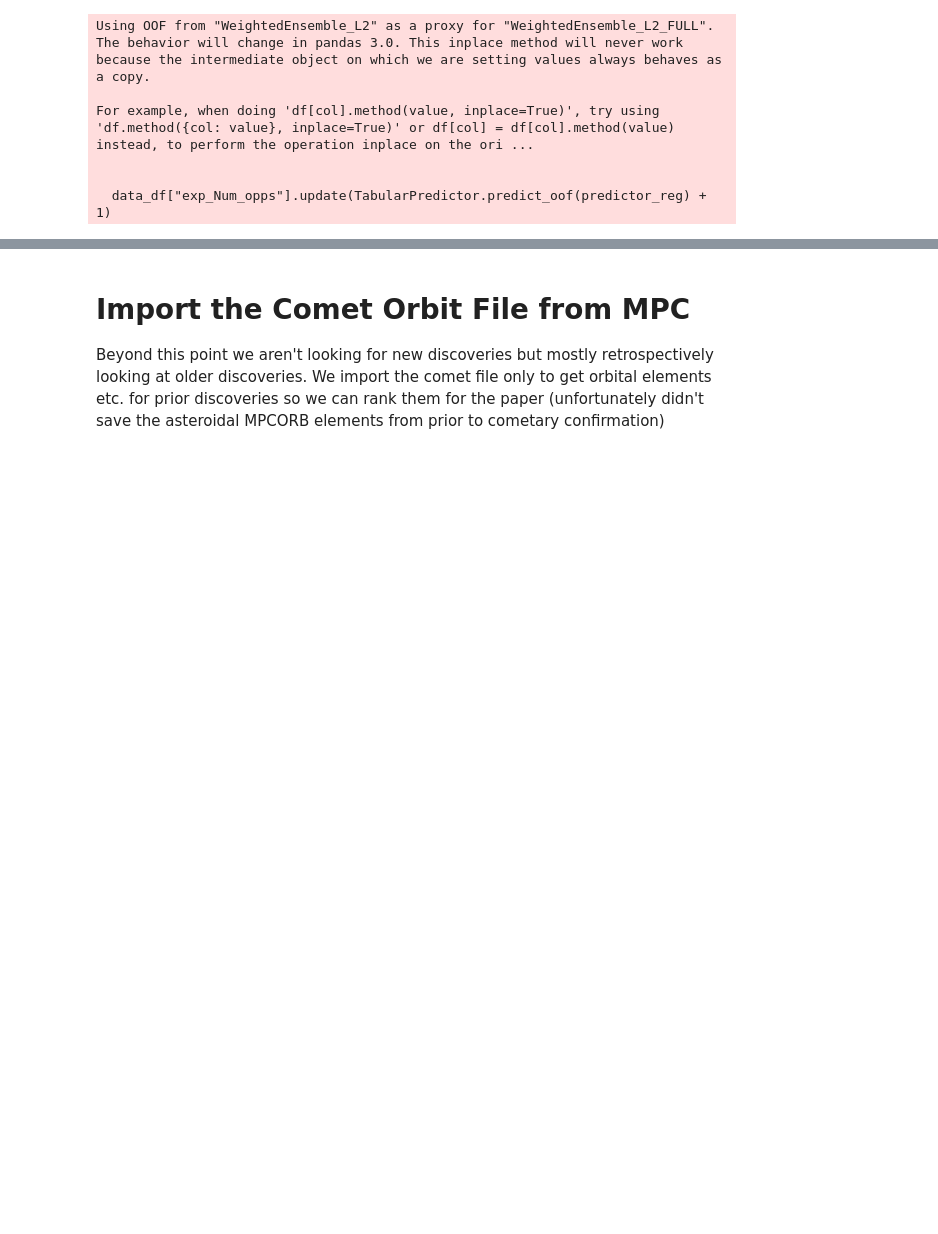
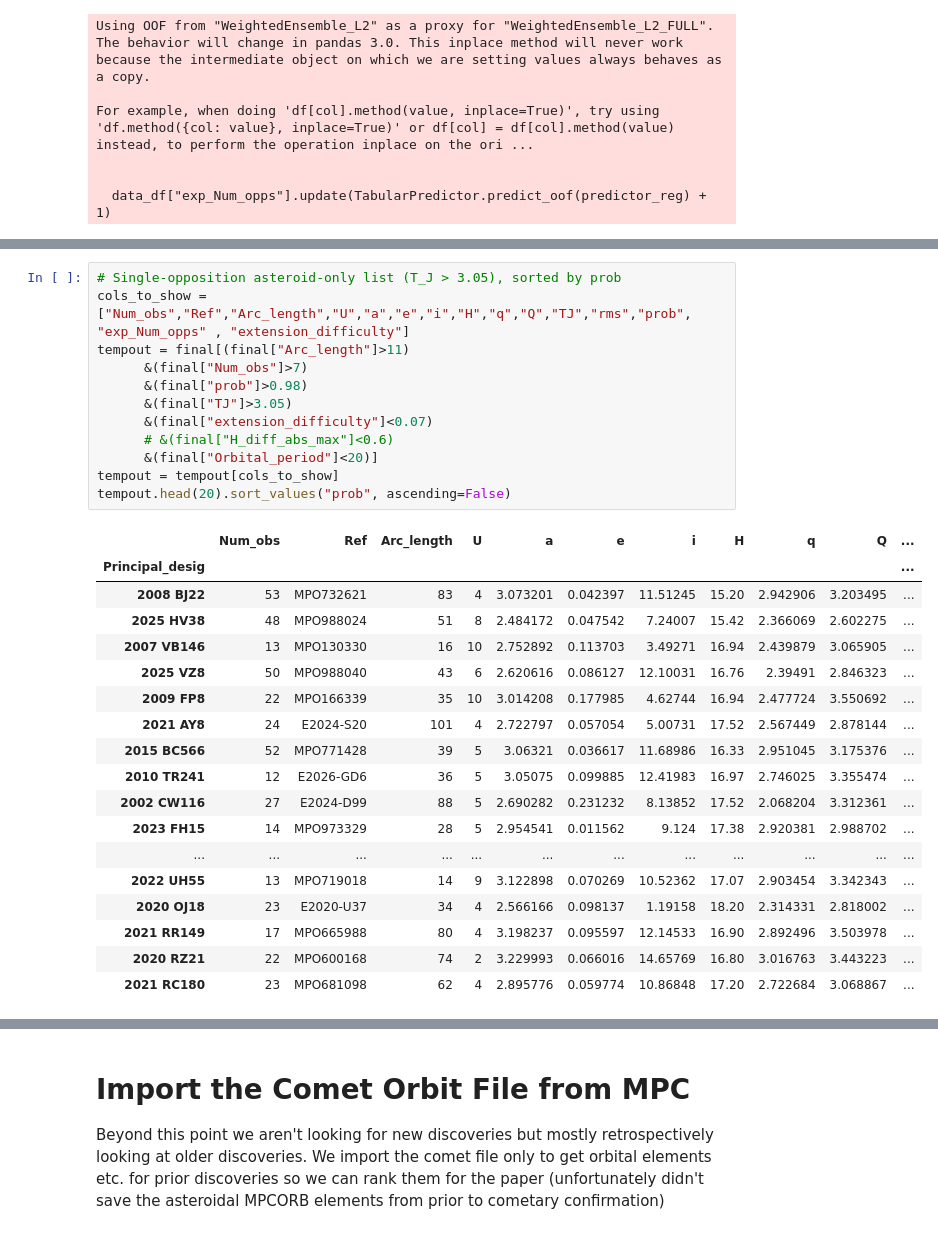
Before and after one commit to AstML/ActivitySCOPE, a Jupyter notebook: ActivitySCOPE_simplified_demo.ipynb, the cells around one changed output, grey strips where cells are left out. Drawn from its saved outputs; the diff is of its cells as text; blank space fills up the shorter version.

```diff
--- a/ActivitySCOPE_simplified_demo.ipynb
+++ b/ActivitySCOPE_simplified_demo.ipynb
@@ -1432,0 +655,31 @@ tempout.head(5)
+# %%
+# Single-opposition asteroid-only list (T_J > 3.05), sorted by prob
+cols_to_show = ["Num_obs","Ref","Arc_length","U","a","e","i","H","q","Q","TJ","rms","prob", "exp_Num_opps" , "extension_difficulty"]
+tempout = final[(final["Arc_length"]>11)
+      &(final["Num_obs"]>7)
+      &(final["prob"]>0.98)
+      &(final["TJ"]>3.05)
+      &(final["extension_difficulty"]<0.07)
+      # &(final["H_diff_abs_max"]<0.6)
+      &(final["Orbital_period"]<20)]
+tempout = tempout[cols_to_show]
+tempout.head(20).sort_values("prob", ascending=False)
+# %% [output]
+|  | Num_obs | Ref | Arc_length | U | a | e | i | H | q | Q | ... |
+| Principal_desig |  |  |  |  |  |  |  |  |  |  | ... |
+| 2008 BJ22 | 53 | MPO732621 | 83 | 4 | 3.073201 | 0.042397 | 11.51245 | 15.20 | 2.942906 | 3.203495 | ... |
+| 2025 HV38 | 48 | MPO988024 | 51 | 8 | 2.484172 | 0.047542 | 7.24007 | 15.42 | 2.366069 | 2.602275 | ... |
+| 2007 VB146 | 13 | MPO130330 | 16 | 10 | 2.752892 | 0.113703 | 3.49271 | 16.94 | 2.439879 | 3.065905 | ... |
+| 2025 VZ8 | 50 | MPO988040 | 43 | 6 | 2.620616 | 0.086127 | 12.10031 | 16.76 | 2.39491 | 2.846323 | ... |
+| 2009 FP8 | 22 | MPO166339 | 35 | 10 | 3.014208 | 0.177985 | 4.62744 | 16.94 | 2.477724 | 3.550692 | ... |
+| 2021 AY8 | 24 | E2024-S20 | 101 | 4 | 2.722797 | 0.057054 | 5.00731 | 17.52 | 2.567449 | 2.878144 | ... |
+| 2015 BC566 | 52 | MPO771428 | 39 | 5 | 3.06321 | 0.036617 | 11.68986 | 16.33 | 2.951045 | 3.175376 | ... |
+| 2010 TR241 | 12 | E2026-GD6 | 36 | 5 | 3.05075 | 0.099885 | 12.41983 | 16.97 | 2.746025 | 3.355474 | ... |
+| 2002 CW116 | 27 | E2024-D99 | 88 | 5 | 2.690282 | 0.231232 | 8.13852 | 17.52 | 2.068204 | 3.312361 | ... |
+| 2023 FH15 | 14 | MPO973329 | 28 | 5 | 2.954541 | 0.011562 | 9.124 | 17.38 | 2.920381 | 2.988702 | ... |
+| ... | ... | ... | ... | ... | ... | ... | ... | ... | ... | ... | ... |
+| 2022 UH55 | 13 | MPO719018 | 14 | 9 | 3.122898 | 0.070269 | 10.52362 | 17.07 | 2.903454 | 3.342343 | ... |
+| 2020 OJ18 | 23 | E2020-U37 | 34 | 4 | 2.566166 | 0.098137 | 1.19158 | 18.20 | 2.314331 | 2.818002 | ... |
+| 2021 RR149 | 17 | MPO665988 | 80 | 4 | 3.198237 | 0.095597 | 12.14533 | 16.90 | 2.892496 | 3.503978 | ... |
+| 2020 RZ21 | 22 | MPO600168 | 74 | 2 | 3.229993 | 0.066016 | 14.65769 | 16.80 | 3.016763 | 3.443223 | ... |
+| 2021 RC180 | 23 | MPO681098 | 62 | 4 | 2.895776 | 0.059774 | 10.86848 | 17.20 | 2.722684 | 3.068867 | ... |
```
Also changed, not shown: parts of 124 cells of this notebook, 38 other files.
